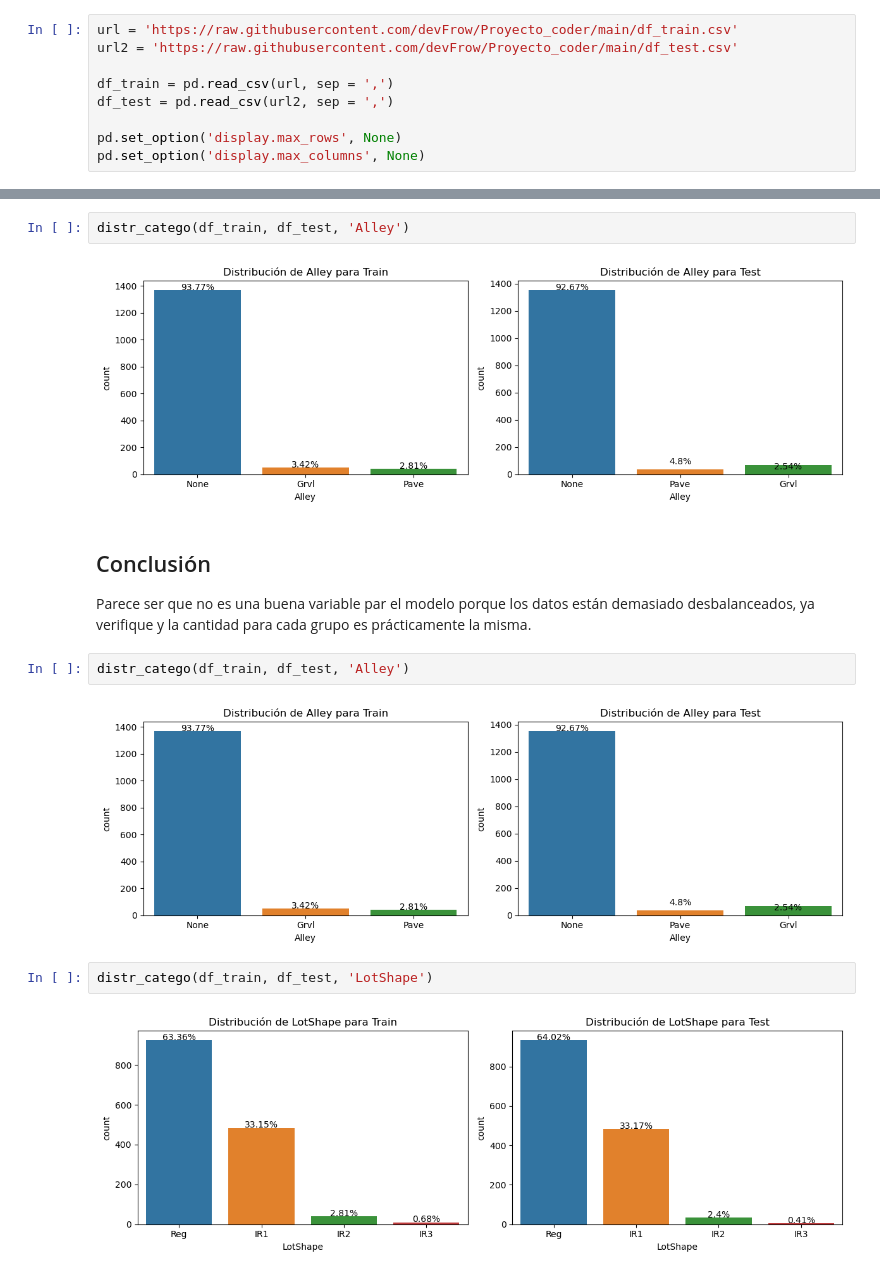
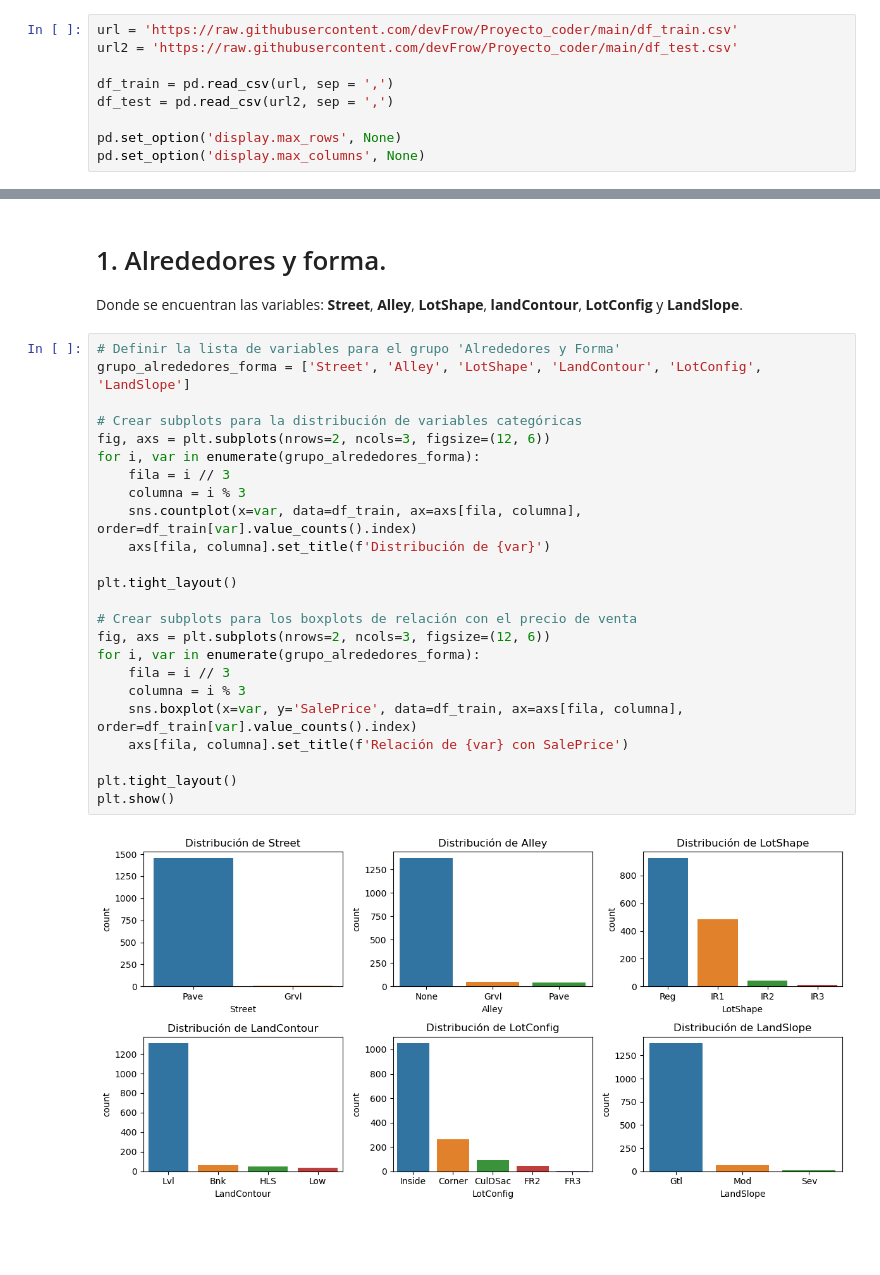
Before and after one commit to devFrow/Proyecto_coder, a Jupyter notebook: Proyecto_coder.ipynb, the cells around one changed output, grey strips where cells are left out. Cells and saved outputs as stored; diff of their text form; blank space fills up the shorter version.

```diff
--- a/Proyecto_coder.ipynb
+++ b/Proyecto_coder.ipynb
@@ -91,16 +59,30 @@ Pave -	Paved
-# %%
-distr_catego(df_train, df_test, 'Alley')
-# %% [output]
-[figure, removed]
-# %% [markdown]
-## Conclusión
-
-Parece ser que no es una buena variable par el modelo porque los datos están demasiado desbalanceados, ya verifique y la cantidad para cada grupo es prácticamente la misma.
-# %%
-distr_catego(df_train, df_test, 'Alley')
-# %% [output]
-[figure, removed]
-# %%
-distr_catego(df_train, df_test, 'LotShape')
-# %% [output]
-[figure, removed]
+# %% [markdown]
+#  1. Alrededores y forma.
+
+Donde se encuentran las variables: **Street**, **Alley**, **LotShape**, **landContour**, **LotConfig** y **LandSlope**.
+# %%
+# Definir la lista de variables para el grupo 'Alrededores y Forma'
+grupo_alrededores_forma = ['Street', 'Alley', 'LotShape', 'LandContour', 'LotConfig', 'LandSlope']
+
+# Crear subplots para la distribución de variables categóricas
+fig, axs = plt.subplots(nrows=2, ncols=3, figsize=(12, 6))
+for i, var in enumerate(grupo_alrededores_forma):
+    fila = i // 3
+    columna = i % 3
+    sns.countplot(x=var, data=df_train, ax=axs[fila, columna], order=df_train[var].value_counts().index)
+    axs[fila, columna].set_title(f'Distribución de {var}')
+
+plt.tight_layout()
+
+# Crear subplots para los boxplots de relación con el precio de venta
+fig, axs = plt.subplots(nrows=2, ncols=3, figsize=(12, 6))
+for i, var in enumerate(grupo_alrededores_forma):
+    fila = i // 3
+    columna = i % 3
+    sns.boxplot(x=var, y='SalePrice', data=df_train, ax=axs[fila, columna], order=df_train[var].value_counts().index)
+    axs[fila, columna].set_title(f'Relación de {var} con SalePrice')
+
+plt.tight_layout()
+plt.show()
+# %% [output]
+[figure, added]
```
Also changed, not shown: parts of 108 cells of this notebook, 1 other file.
